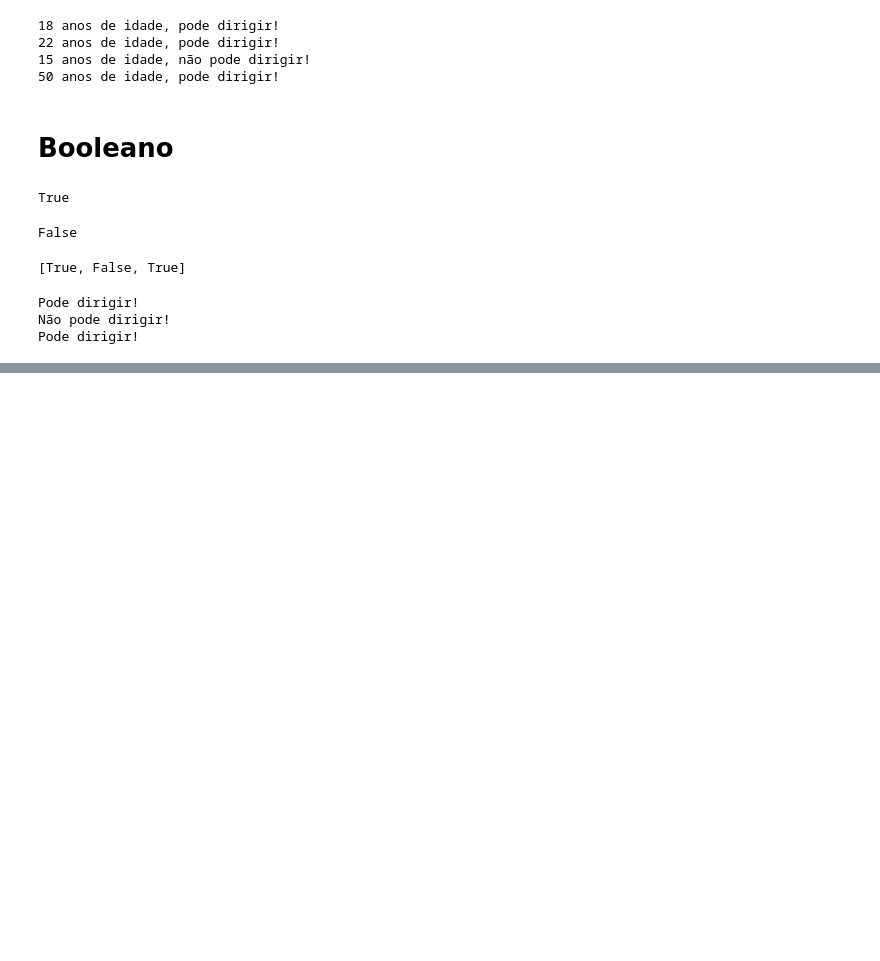
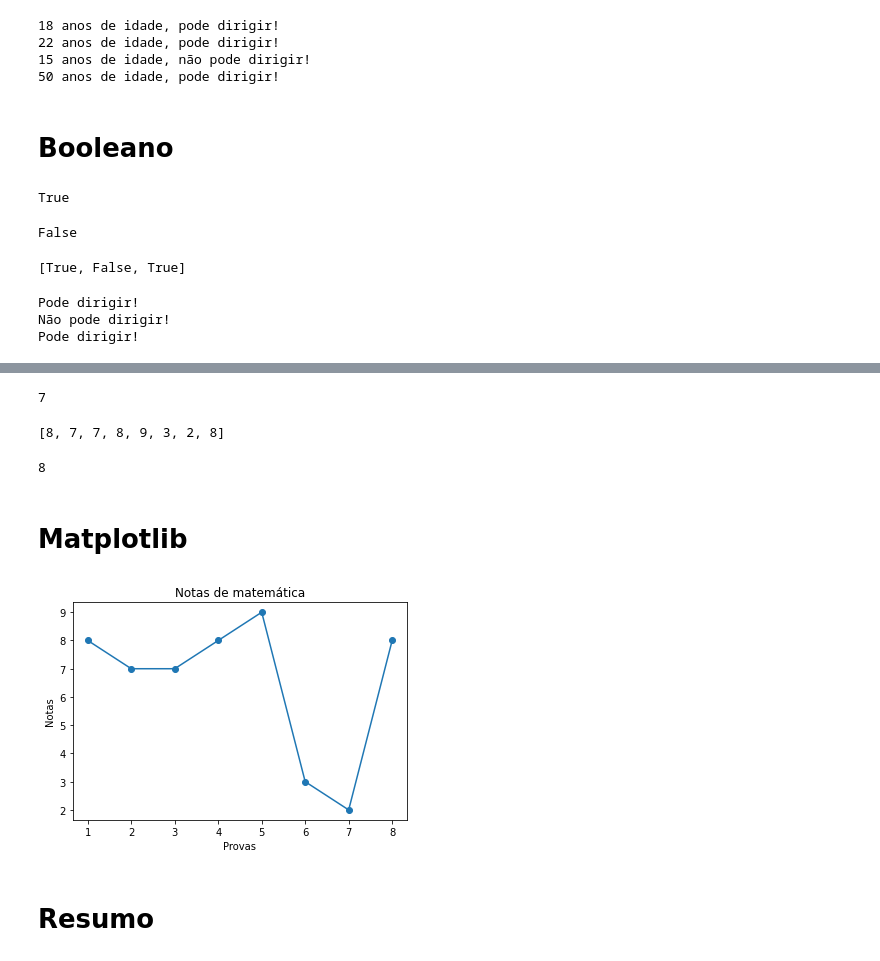
Before and after one commit to hywenklis/DataScience, a Jupyter notebook: LogicaDeProgramacao.ipynb, the cells around one changed output, grey strips where cells are left out. Saved outputs shown, nothing was run; the diff lists cells and outputs as text; code cells hidden in the pictures; blank space fills up the shorter version.

```diff
--- a/LogicaDeProgramacao.ipynb
+++ b/LogicaDeProgramacao.ipynb
@@ -194,0 +213,18 @@ Pode dirigir!
+# %%
+randrange(0, 11)
+# %% [output]
+7
+# %%
+notas_matematicas = []
+for notas in range(8):
+  notas_matematicas.append(randrange(0, 11))
+
+notas_matematicas
+# %% [output]
+[8, 7, 7, 8, 9, 3, 2, 8]
+# %%
+len(notas_matematicas)
+# %% [output]
+8
+# %% [markdown]
+# Matplotlib
@@ -194,0 +233,12 @@ Pode dirigir!
+# %%
+x = list(range(1, 9))
+y = notas_matematicas
+plt.plot(x, y, marker='o')
+plt.title('Notas de matemática')
+plt.xlabel('Provas')
+plt.ylabel('Notas')
+plt.show()
+# %% [output]
+[figure, added]
+# %% [markdown]
+# Resumo
```
Also changed, not shown: parts of 7 cells of this notebook.
